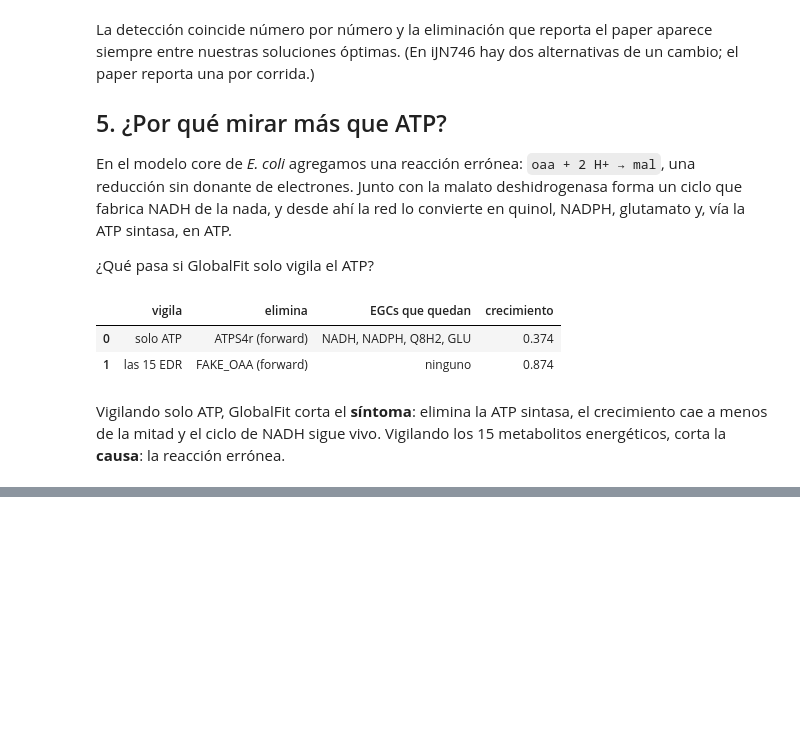
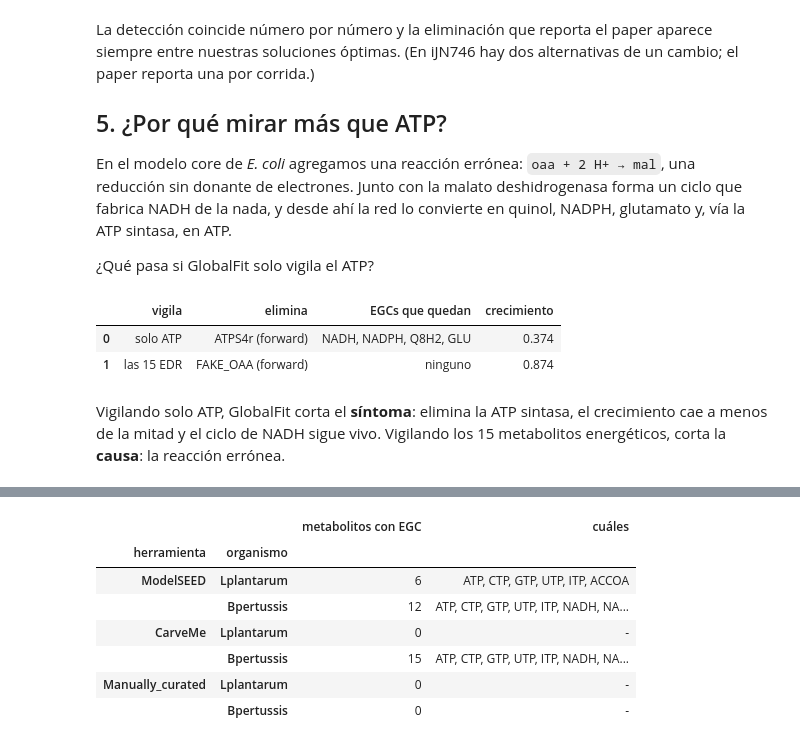
Before and after one commit to benjamitchell/GlobalFit-EGC, a Jupyter notebook: notebooks/demo_globalfit.ipynb, the cells around one changed output, grey strips where cells are left out. Drawn from its saved outputs; the diff is of its cells as text; code cells hidden in the pictures; blank space fills up the shorter version.

```diff
--- a/notebooks/demo_globalfit.ipynb
+++ b/notebooks/demo_globalfit.ipynb
@@ -258,0 +271,45 @@ los 15 metabolitos energéticos, corta la **causa**: la reacción errónea.
+# %%
+import logging
+from pathlib import Path
+from urllib.request import urlretrieve
+
+from cobra.io import read_sbml_model
+
+from globalfit import BIGG_DISSIPATION_REACTIONS, MODELSEED_DISSIPATION_REACTIONS
+
+MERLIN = "https://raw.githubusercontent.com/BioSystemsUM/merlinv4_paper/master/Models/{}/{}.xml"
+
+def load_merlin(herramienta, organismo):
+    path = Path(MODELOS) / "merlin" / f"{herramienta}_{organismo}.xml"
+    if not path.exists():
+        path.parent.mkdir(parents=True, exist_ok=True)
+        urlretrieve(MERLIN.format(herramienta, organismo), path)
+    logging.disable(logging.CRITICAL)  # estos SBML tienen ids no estándar; son avisos inofensivos
+    try:
+        return read_sbml_model(str(path))
+    finally:
+        logging.disable(logging.NOTSET)
+
+HERRAMIENTAS = {
+    "ModelSEED": MODELSEED_DISSIPATION_REACTIONS,
+    "CarveMe": BIGG_DISSIPATION_REACTIONS,
+    "Manually_curated": BIGG_DISSIPATION_REACTIONS,
+}
+filas = []
+for herramienta, edr_set in HERRAMIENTAS.items():
+    for organismo in ["Lplantarum", "Bpertussis"]:
+        m = load_merlin(herramienta, organismo)
+        e = add_energy_dissipation_reactions(m, edr_set)
+        egcs = [k.removeprefix("EDR_") for k, v in detect_egcs(m, e).items() if v > 0]
+        filas.append({"herramienta": herramienta, "organismo": organismo,
+                      "metabolitos con EGC": len(egcs), "cuáles": ", ".join(egcs) or "-"})
+pd.DataFrame(filas).set_index(["herramienta", "organismo"])
+# %% [output]
+|  |  | metabolitos con EGC | cuáles |
+| herramienta | organismo |  |  |
+| ModelSEED | Lplantarum | 6 | ATP, CTP, GTP, UTP, ITP, ACCOA |
+|  | Bpertussis | 12 | ATP, CTP, GTP, UTP, ITP, NADH, NA... |
+| CarveMe | Lplantarum | 0 | - |
+|  | Bpertussis | 15 | ATP, CTP, GTP, UTP, ITP, NADH, NA... |
+| Manually_curated | Lplantarum | 0 | - |
+|  | Bpertussis | 0 | - |
```
Also changed, not shown: parts of 10 cells of this notebook, 5 other files.
